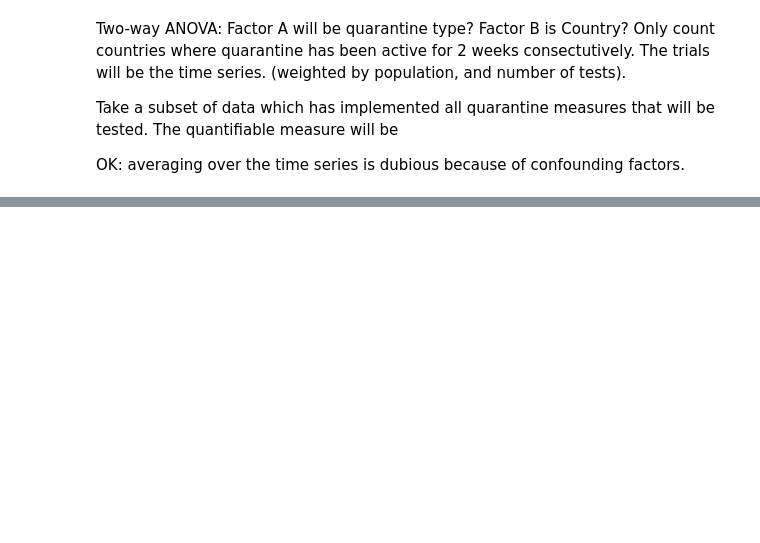
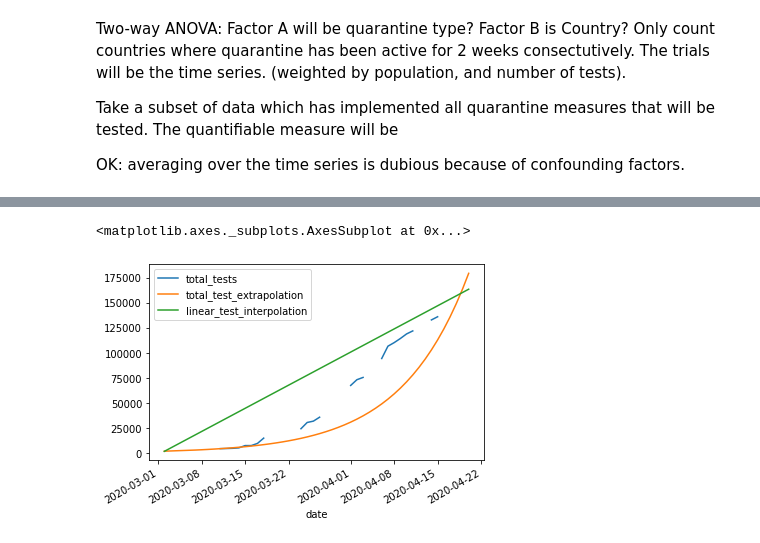
Before and after one commit to mgudorf/datsci, a Jupyter notebook: capstone2/COVID.ipynb, the cells around one changed output, grey strips where cells are left out. Saved outputs shown, nothing was run; the diff lists cells and outputs as text; code cells hidden in the pictures; blank space fills up the shorter version.

```diff
--- a/capstone2/COVID.ipynb
+++ b/capstone2/COVID.ipynb
@@ -241,0 +434,5 @@ pd.read_csv('./results/training_data_with_weather_info_week_4.csv').columns.toli
+# %%
+reset_tmp = testing_after_first_known_case_df.reset_index(level=1)
+reset_tmp.loc[:,'time_differential'] = (reset_tmp.date-test_min_reset.date).dropna().dt.days.values
+# %%
+reset_tmp.loc[test_min_reset.index,'initial_test_number'] = test_min_reset.total_tests
@@ -241,0 +476,3 @@ pd.read_csv('./results/training_data_with_weather_info_week_4.csv').columns.toli
+# %%
+average_slope_from_first_test_to_last = (test_max_reset.total_tests-test_min_reset.total_tests)*(1.0/(test_final_test_initial_time_intervals+1))
+average_slope_from_first_test_to_last
@@ -241,0 +493,7 @@ pd.read_csv('./results/training_data_with_weather_info_week_4.csv').columns.toli
+# %%
+reset_tmp.loc[:, 'linear_test_interpolation'] = average_slope_from_first_test_to_last*reset_tmp.time_differential + reset_tmp.initial_test_number
+# %%
+reset_tmp[reset_tmp.time_differential>=0].loc['Vietnam', ['date','total_tests','total_test_extrapolation','linear_test_interpolation']].set_index('date').plot()
+# %% [output]
+<matplotlib.axes._subplots.AxesSubplot at 0x...>
+[figure, added]
```
Also changed, not shown: parts of 134 cells of this notebook, 2 other files.
